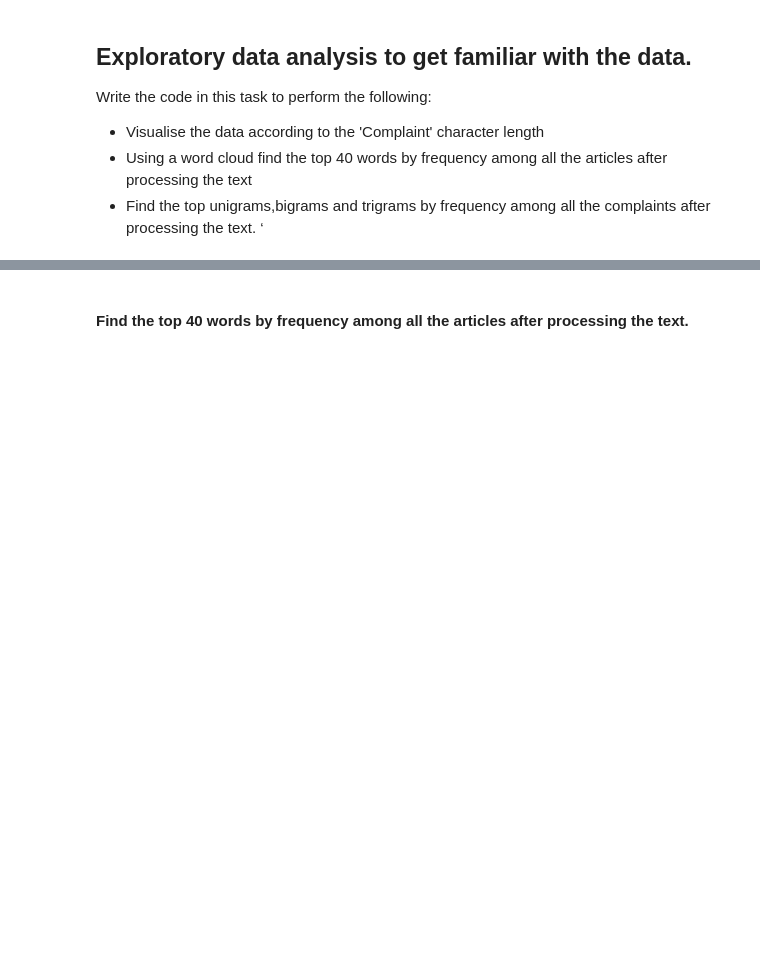
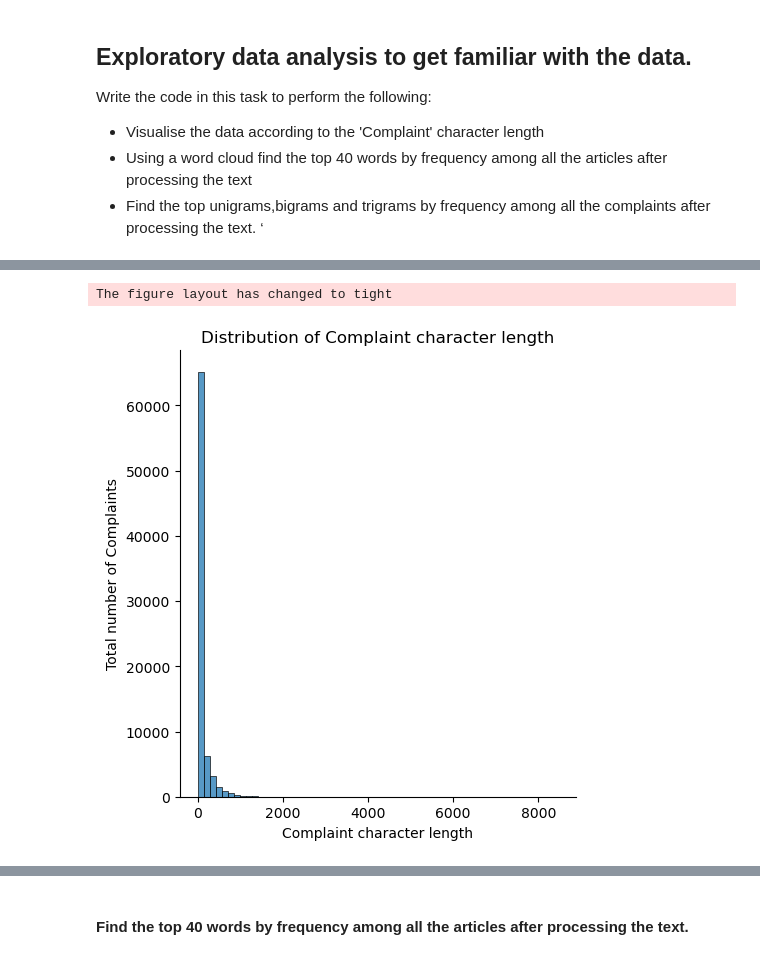
Before and after one commit to mayur200/automatic-ticket-classification-nlp, a Jupyter notebook: Automatic_Ticket_Classification_Assignment.ipynb, the cells around one changed output, grey strips where cells are left out. Saved outputs shown, nothing was run; the diff lists cells and outputs as text; code cells hidden in the pictures; blank space fills up the shorter version.

```diff
--- a/Automatic_Ticket_Classification_Assignment.ipynb
+++ b/Automatic_Ticket_Classification_Assignment.ipynb
@@ -332,0 +364,14 @@ Write the code in this task to perform the following:
+# %%
+# Write your code here to visualise the data according to the 'Complaint' character length
+# Write your code here to visualise the data according to the 'Complaint' character length
+df_clean['complaint_length'] = df_clean['complaint_what_happened'].str.len()
+df_clean['complaint_what_happened_lemmatized_length'] = df_clean['lemmatized_complaints'].str.len()
+df_clean['complaint_POS_removed_length'] = df_clean['complaint_POS_removed'].str.len()
+
+fig = go.Figure()
+fig.add_trace(go.Histogram(x=df_clean['complaint_length'], name='Complaint'))
+fig.add_trace(go.Histogram(x=df_clean['complaint_what_happened_lemmatized_length'], name='Complaint Lemmatized'))
+fig.add_trace(go.Histogram(x=df_clean['complaint_POS_removed_length'], name='Complaint POS Removed'))
+fig.update_layout(barmode='overlay', title='Complaint Character Length', xaxis_title='Character Length', yaxis_title='Count')
+fig.update_traces(opacity=0.75)
+fig.show()
@@ -332,0 +380,11 @@ Write the code in this task to perform the following:
+# %%
+char_len = [len(each_sent) for each_sent in df_clean['complaint_POS_removed']]
+
+sns.displot(char_len, kind='hist', bins=60)
+plt.xlabel("Complaint character length")
+plt.ylabel("Total number of Complaints")
+plt.title("Distribution of Complaint character length")
+plt.show()
+# %% [output]
+The figure layout has changed to tight
+[figure, added]
```
Also changed, not shown: parts of 45 cells of this notebook, 1 other file.
